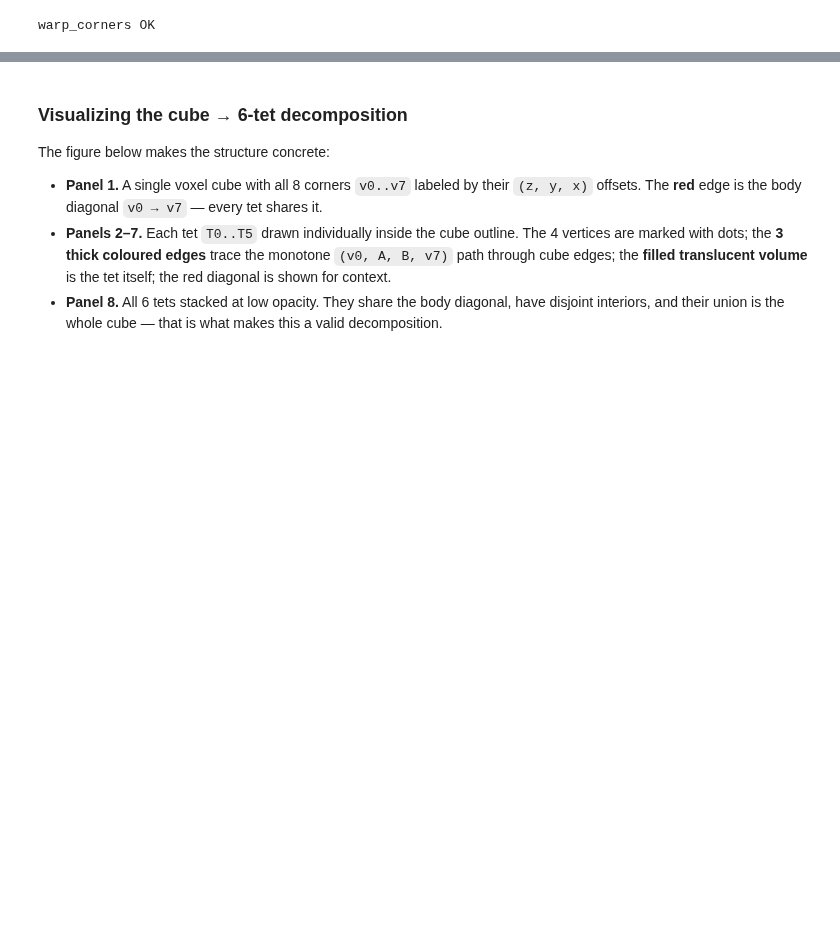
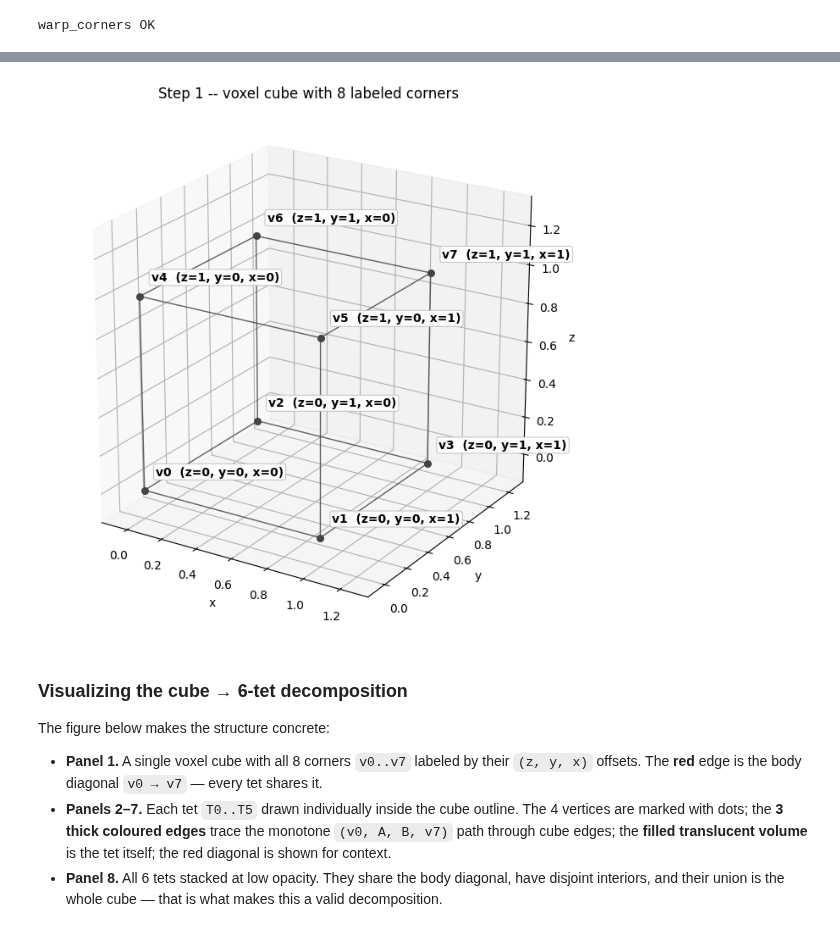
Before and after one commit to andythai/dvfopt, a Jupyter notebook: notebooks/two-triangle-check/12_3d-tetrahedral-check.ipynb, the cells around one changed output, grey strips where cells are left out. Cells and saved outputs as stored; diff of their text form; code cells hidden in the pictures; blank space fills up the shorter version.

```diff
--- a/notebooks/two-triangle-check/12_3d-tetrahedral-check.ipynb
+++ b/notebooks/two-triangle-check/12_3d-tetrahedral-check.ipynb
@@ -96,3 +100,41 @@ warp_corners OK
+# %%
+# Step 1 is self-contained: just draw the unit cube with labeled corners.
+# (The helpers used by later steps come from the cube-decomposition cell below.)
+from mpl_toolkits.mplot3d.art3d import Poly3DCollection  # used by later steps too
+
+CUBE_EDGES = [
+    (0,1),(0,2),(0,4),(1,3),(1,5),(2,3),(2,6),(3,7),(4,5),(4,6),(5,7),(6,7),
+]
+
+
+def _xyz(c):
+    return float(c[2]), float(c[1]), float(c[0])
+
+
+fig = plt.figure(figsize=(7.5, 6.5), layout='constrained')
+ax = fig.add_subplot(111, projection='3d')
+for i, j in CUBE_EDGES:
+    x0, y0, z0 = _xyz(CUBE_CORNERS[i])
+    x1, y1, z1 = _xyz(CUBE_CORNERS[j])
+    ax.plot([x0, x1], [y0, y1], [z0, z1], color='#444444', lw=1.0, alpha=0.85)
+for i, c in enumerate(CUBE_CORNERS):
+    x, y, z = _xyz(c)
+    cz, cy, cx = int(c[0]), int(c[1]), int(c[2])
+    label = "v" + str(i) + "  (z=" + str(cz) + ", y=" + str(cy) + ", x=" + str(cx) + ")"
+    ax.text(x + 0.04, y + 0.04, z + 0.06, label,
+            color='black', fontsize=10, fontweight='bold',
+            bbox=dict(boxstyle='round,pad=0.18', facecolor='white',
+                      edgecolor='#bbbbbb', linewidth=0.7, alpha=0.92),
+            ha='left', va='bottom')
+    ax.scatter(x, y, z, color='#444444', s=30, zorder=10)
+ax.set_xlim(-0.15, 1.35); ax.set_ylim(-0.15, 1.35); ax.set_zlim(-0.15, 1.35)
+ax.set_xlabel('x'); ax.set_ylabel('y'); ax.set_zlabel('z')
+ax.set_box_aspect((1, 1, 1))
+ax.view_init(elev=22, azim=-58)
+ax.set_title('Step 1 -- voxel cube with 8 labeled corners', fontsize=12)
+plt.show()
+# %% [output]
+[figure, added]
 # %% [markdown]
 ### Visualizing the cube → 6-tet decomposition
 
```
Also changed, not shown: parts of 9 cells of this notebook.
